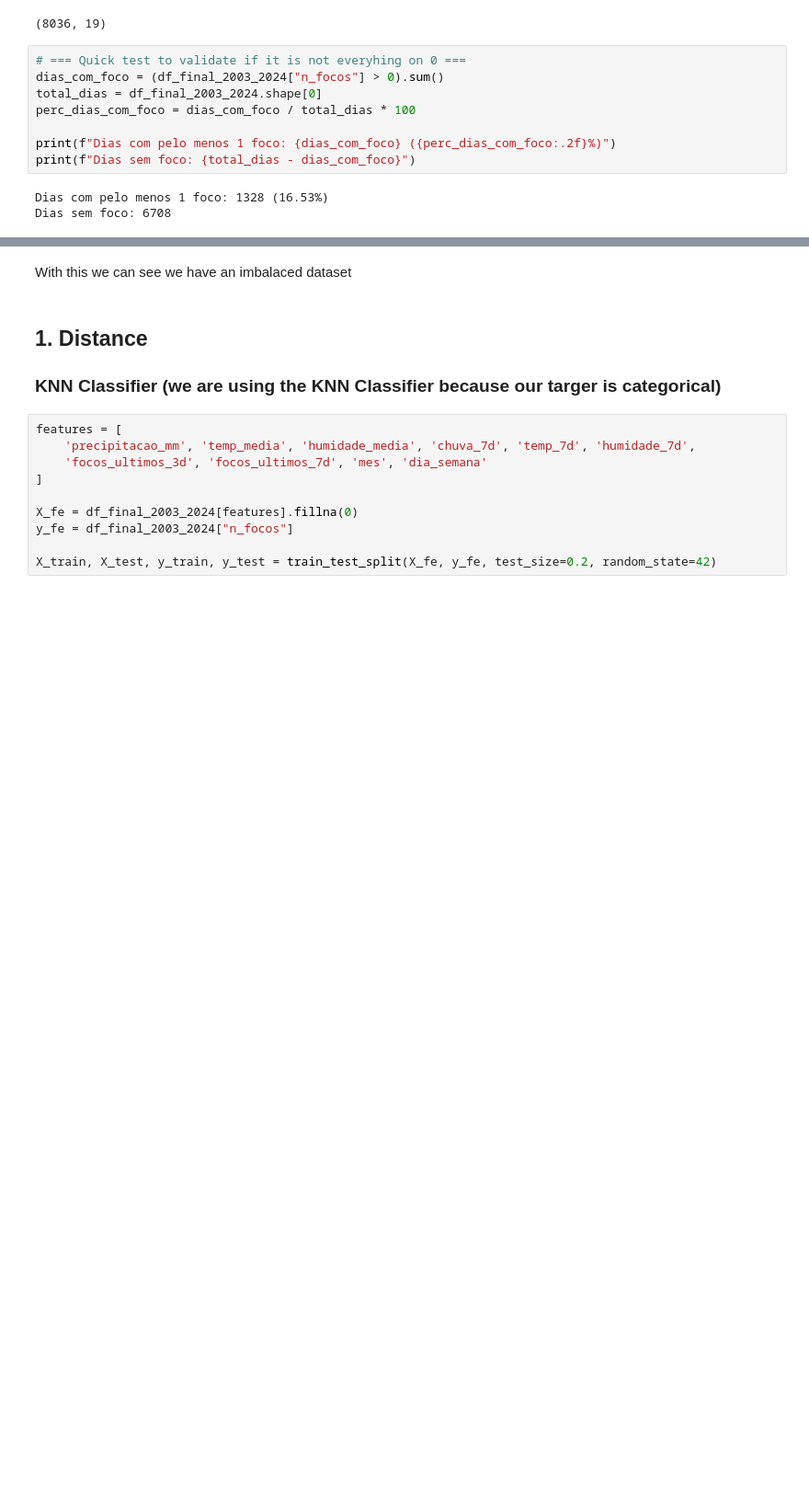
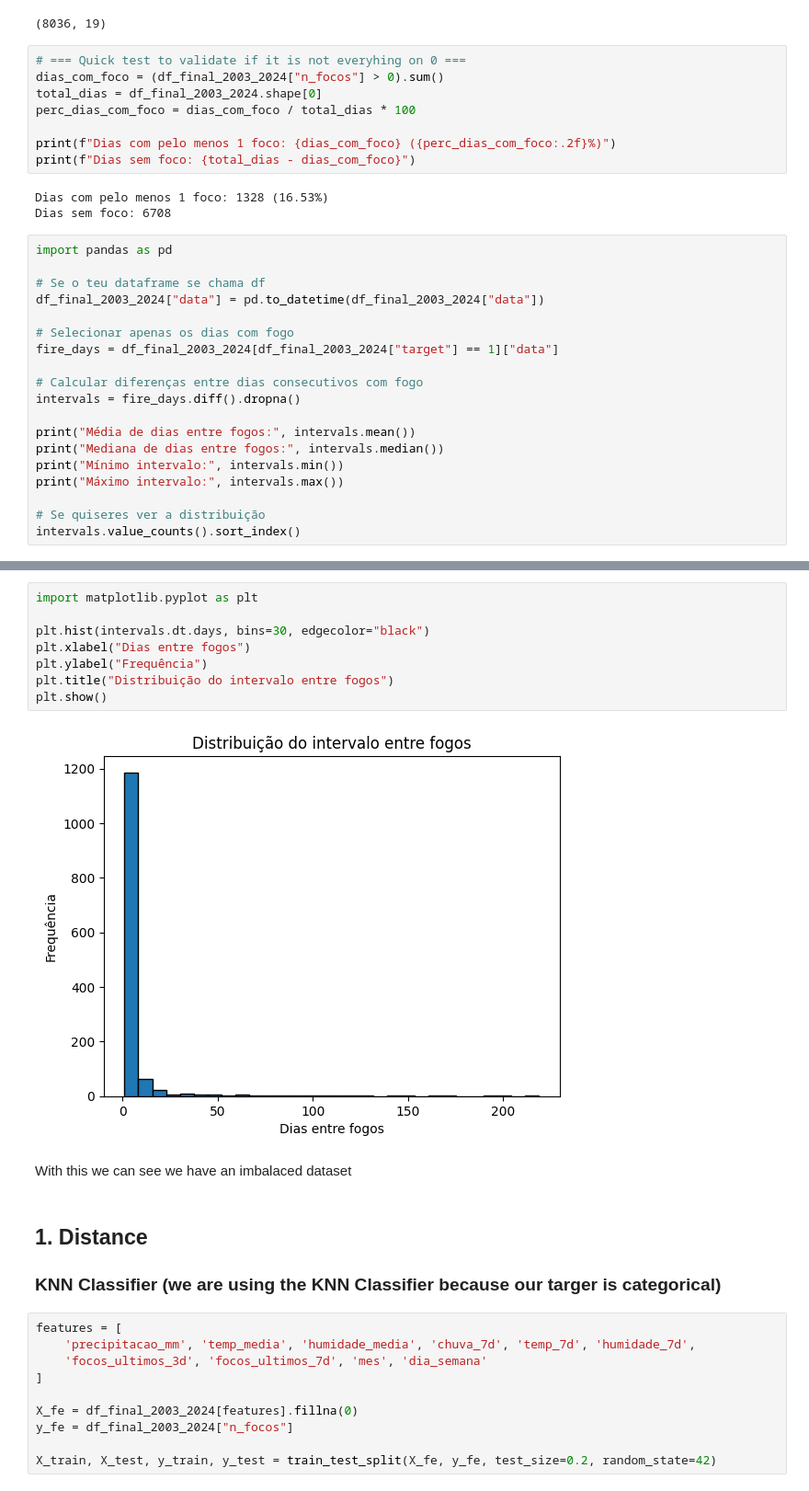
Before and after one commit to jhenifherAlmeida/google_brain, a Jupyter notebook: Code/new_ml_2003_2024.ipynb, the cells around one changed output, grey strips where cells are left out. Shown at 92% size. Drawn from its saved outputs; the diff is of its cells as text; blank space fills up the shorter version.

```diff
--- a/Code/new_ml_2003_2024.ipynb
+++ b/Code/new_ml_2003_2024.ipynb
@@ -437,3 +437,22 @@ print(f"Dias sem foco: {total_dias - dias_com_foco}")
 # %% [output]
 Dias com pelo menos 1 foco: 1328 (16.53%)
 Dias sem foco: 6708
+# %%
+import pandas as pd
+
+# Se o teu dataframe se chama df
+df_final_2003_2024["data"] = pd.to_datetime(df_final_2003_2024["data"])
+
+# Selecionar apenas os dias com fogo
+fire_days = df_final_2003_2024[df_final_2003_2024["target"] == 1]["data"]
+
+# Calcular diferenças entre dias consecutivos com fogo
+intervals = fire_days.diff().dropna()
+
+print("Média de dias entre fogos:", intervals.mean())
+print("Mediana de dias entre fogos:", intervals.median())
+print("Mínimo intervalo:", intervals.min())
+print("Máximo intervalo:", intervals.max())
+
+# Se quiseres ver a distribuição
+intervals.value_counts().sort_index()
@@ -440,3 +477,13 @@ Dias sem foco: 6708
+# %%
+import matplotlib.pyplot as plt
+
+plt.hist(intervals.dt.days, bins=30, edgecolor="black")
+plt.xlabel("Dias entre fogos")
+plt.ylabel("Frequência")
+plt.title("Distribuição do intervalo entre fogos")
+plt.show()
+# %% [output]
+[figure, added]
 # %% [markdown]
 With this we can see we have an imbalaced dataset
 # %% [markdown]
```
Also changed, not shown: parts of 10 cells of this notebook, 4 other files.
